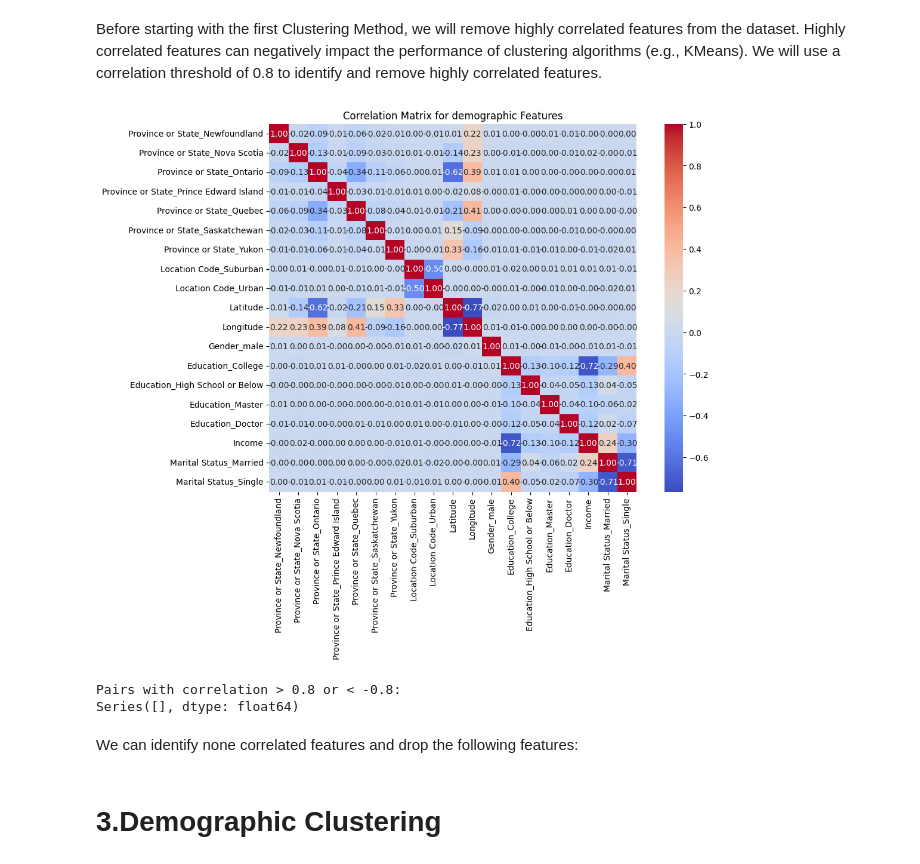
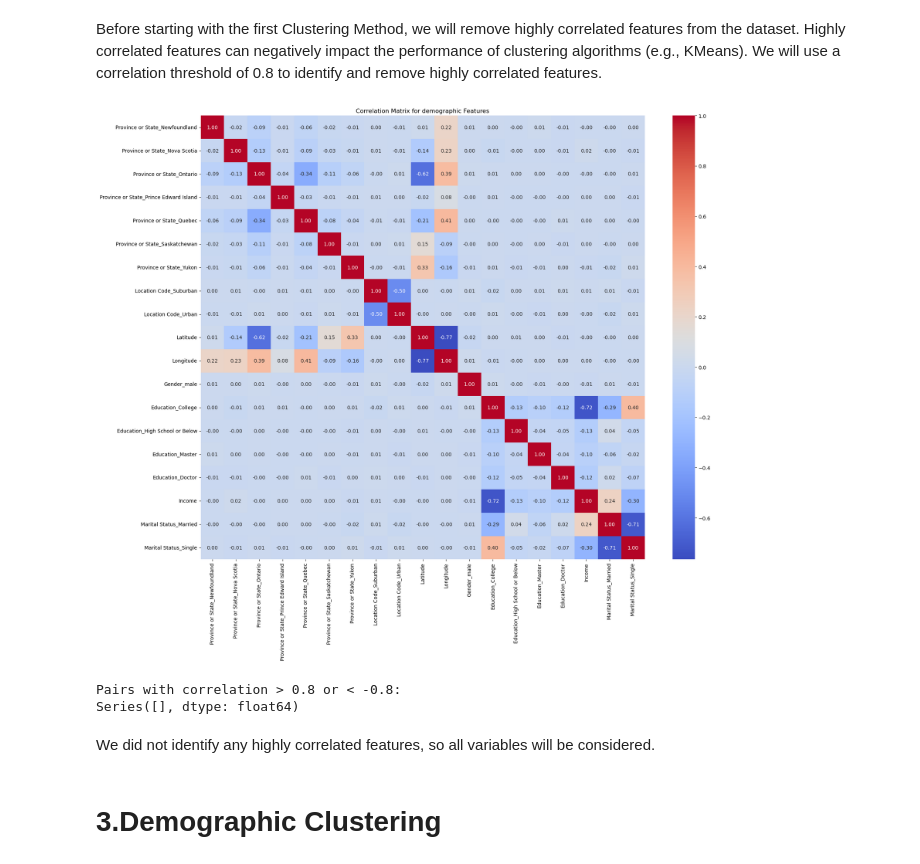
Before and after one commit to Mehmet1700/DataMining2025, a Jupyter notebook: notebooks_deliverable2/03_Clustering_Demographic_updated.ipynb, the cells around one changed output. Saved outputs shown, nothing was run; the diff lists cells and outputs as text; code cells hidden in the pictures.

```diff
--- a/notebooks_deliverable2/03_Clustering_Demographic_updated.ipynb
+++ b/notebooks_deliverable2/03_Clustering_Demographic_updated.ipynb
@@ -206,24 +204,24 @@ Marital Status_Single: Metric
 Before starting with the first Clustering Method, we will remove highly correlated features from the dataset. Highly correlated features can negatively impact the performance of clustering algorithms (e.g., KMeans). We will use a correlation threshold of 0.8 to identify and remove highly correlated features.
 # %%
 # Check for correlation inside the demographic features
-plt.figure(figsize=(12, 8))
+plt.figure(figsize=(20, 16))
 correlation_matrix = df_demographic.corr()
 sns.heatmap(correlation_matrix, annot=True, fmt=".2f", cmap="coolwarm", square=True)
 plt.title("Correlation Matrix for demographic Features")
 plt.show()
 
 threshold = 0.8
 unstacked = correlation_matrix.unstack()
 high_corr = unstacked[(unstacked.abs() > threshold) & (unstacked != 1.0)].drop_duplicates()
 
 print(f"Pairs with correlation > {threshold} or < -{threshold}:")
 print(high_corr)
 # %% [output]
-[figure, old version]
+[figure, new version]
 Pairs with correlation > 0.8 or < -0.8:
 Series([], dtype: float64)
 # %% [markdown]
-We can identify none correlated features and drop the following features:
+We did not identify any highly correlated features, so all variables will be considered.
 # %% [markdown]
 # 3.Demographic Clustering
 # %% [markdown]
```
Also changed, not shown: parts of 31 cells of this notebook.
